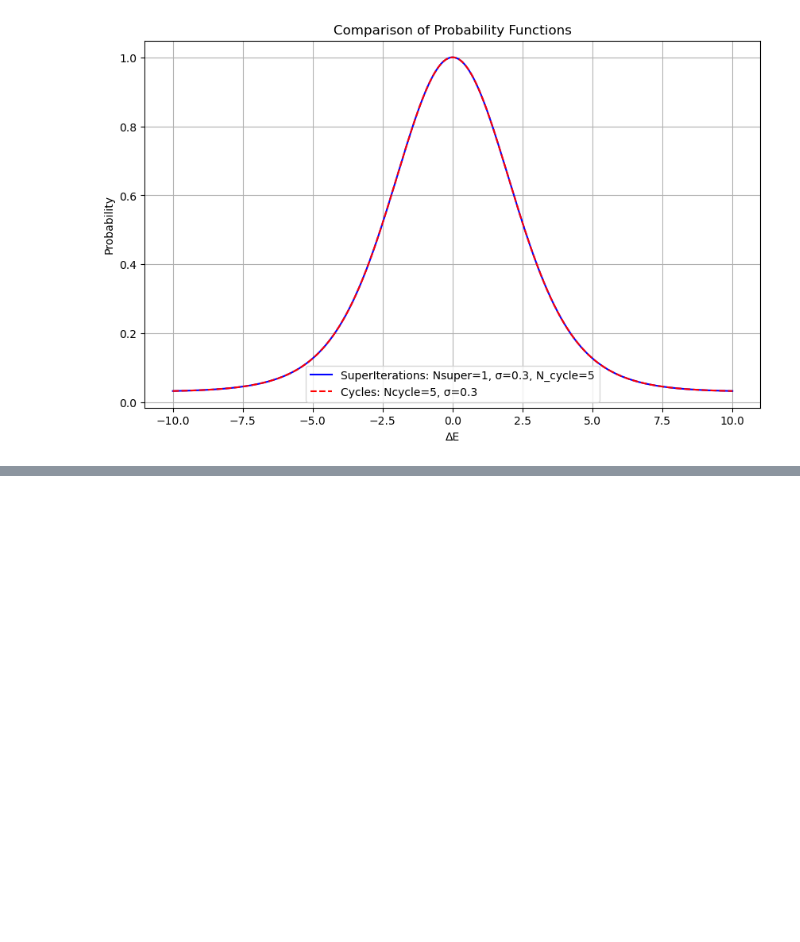
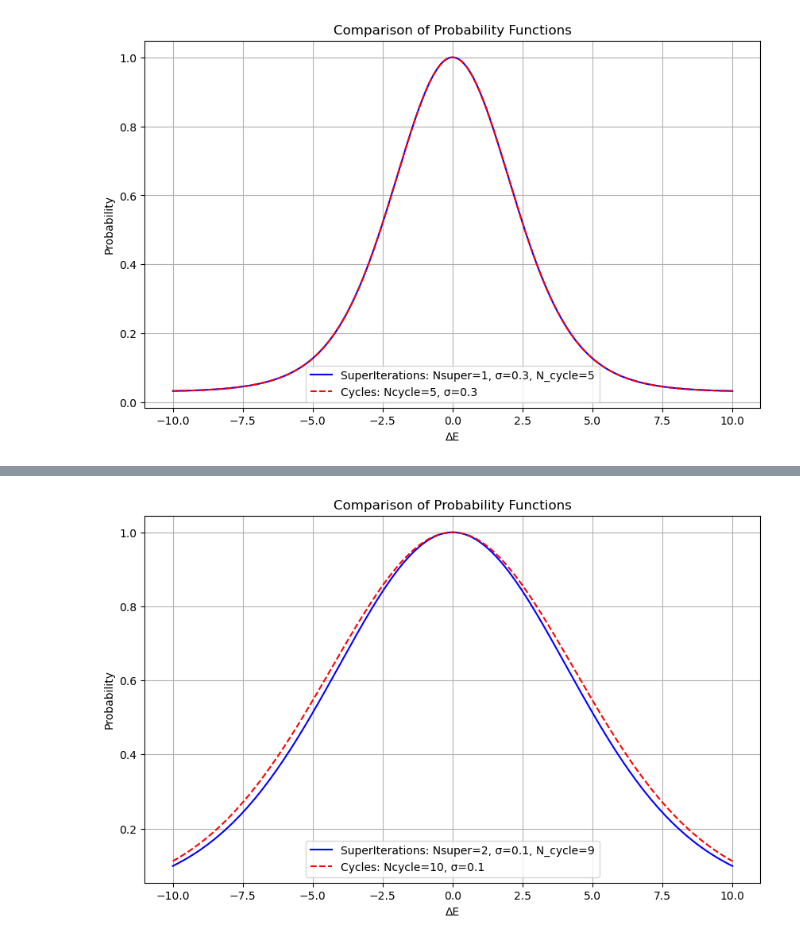
Before and after one commit to OnatAyldz/rodeo_algorithm_frib, a Jupyter notebook: spectralfunctiontest.ipynb, the cells around one changed output, grey strips where cells are left out. Saved outputs shown, nothing was run; the diff lists cells and outputs as text; code cells hidden in the pictures; blank space fills up the shorter version.

Commit message:
Updated spectral functions

```diff
--- a/spectralfunctiontest.ipynb
+++ b/spectralfunctiontest.ipynb
@@ -41,0 +163,41 @@ plot_both_probabilities(Nsuper, sigma1, sigma2, N_cyclesuper, N_cycle)
+# %%
+import numpy as np
+import matplotlib.pyplot as plt
+
+def calculate_probability1(delta_E, Nsuper, sigma, N_cycle):
+    prob = 0
+    for n in range(2**Nsuper + 1):
+        term = (1 / 2**(2*Nsuper-1)) * (2**Nsuper - n)
+        exponent = -(delta_E**2 * sigma**2 * n**2) / (2**(2*Nsuper-1))
+        prob += term * np.exp(exponent)
+    base_prob = prob - 1/2**Nsuper
+    return base_prob**N_cycle
+
+def calculate_probability2(delta_E, sigma, N):
+    return ((1 + np.exp(-(delta_E**2) * sigma**2 / 2)) / 2)**N
+
+def plot_both_probabilities(Nsuper, sigma1, sigma2,  Ncyclesuper, Ncycle):
+    delta_E = np.linspace(-10, 10, 1000)
+    probs1 = [calculate_probability1(de, Nsuper, sigma1, Ncyclesuper) for de in delta_E]
+    probs2 = [calculate_probability2(de, sigma2, Ncycle) for de in delta_E]
+
+    plt.figure(figsize=(10, 6))
+    plt.plot(delta_E, probs1, 'b-', label=f'SuperIterations: Nsuper={Nsuper}, σ={sigma1}, N_cycle={Ncyclesuper}')
+    plt.plot(delta_E, probs2, 'r--', label=f'Cycles: Ncycle={Ncycle}, σ={sigma2}')
+    plt.xlabel('ΔE')
+    plt.ylabel('Probability')
+    plt.title('Comparison of Probability Functions')
+    plt.grid(True)
+    plt.legend()
+    plt.show()
+
+# Example usage
+Nsuper = 2
+sigma1 = 0.1
+sigma2 = 0.1
+N_cyclesuper = 9
+N_cycle = 10
+
+plot_both_probabilities(Nsuper, sigma1, sigma2, N_cyclesuper, N_cycle)
+# %% [output]
+[figure, added]
```
Also changed, not shown: parts of 6 cells of this notebook.
